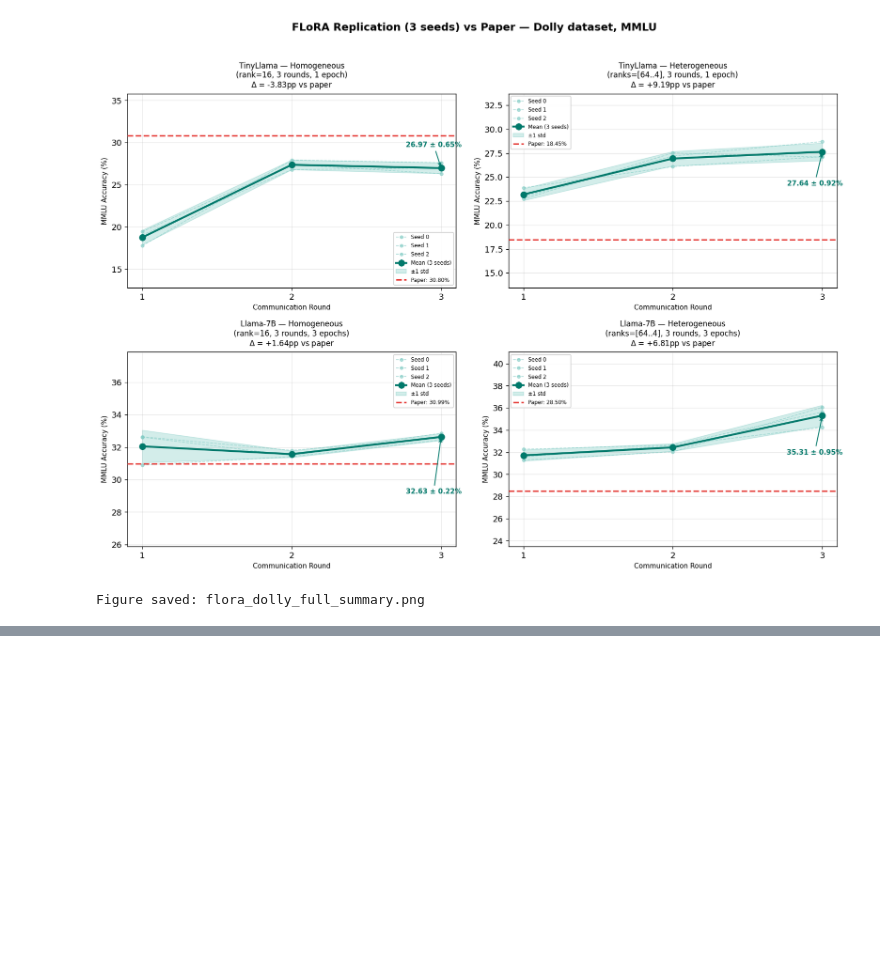
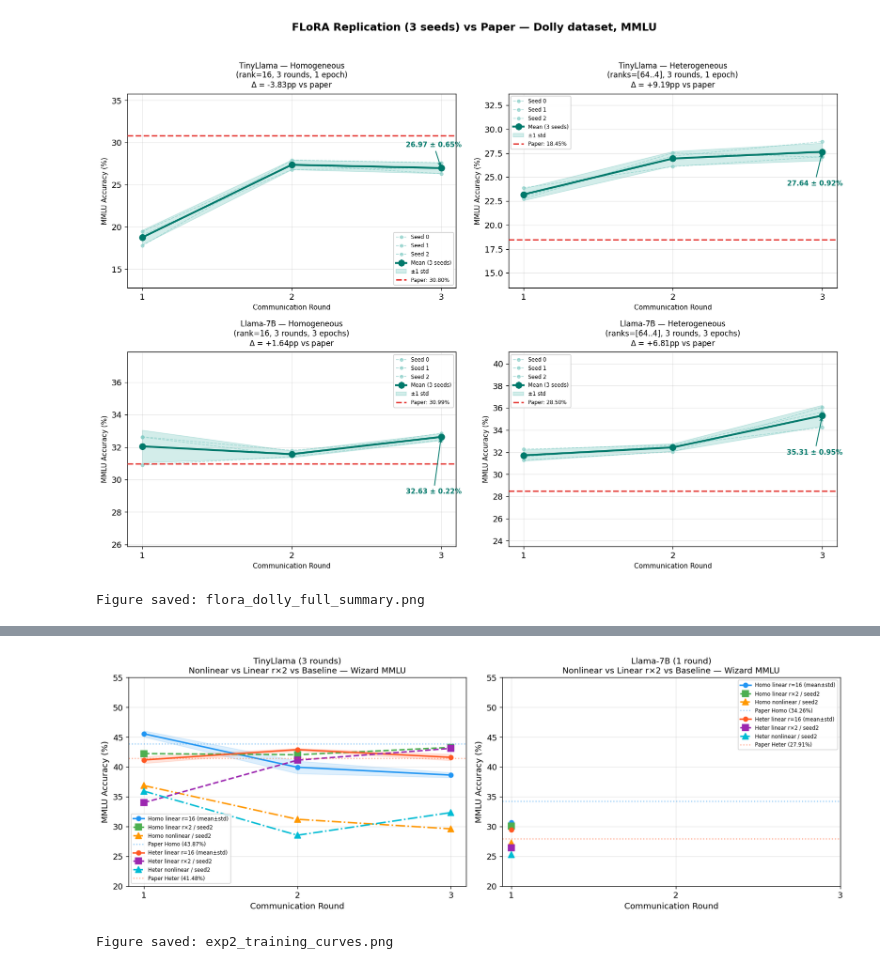
Before and after one commit to trantrieuvy/FederatedLLM, a Jupyter notebook: flora_results_analysis.ipynb, the cells around one changed output, grey strips where cells are left out. Saved outputs shown, nothing was run; the diff lists cells and outputs as text; code cells hidden in the pictures; blank space fills up the shorter version.

```diff
--- a/flora_results_analysis.ipynb
+++ b/flora_results_analysis.ipynb
@@ -982,0 +1363,20 @@ Figure saved: flora_dolly_full_summary.png
+# %%
+import glob
+
+print("Stacked adapter rank after each round (= num_clients × lora_r per round):")
+print(f"{'Experiment':<28} {'Round 0':>8} {'Round 1':>8} {'Round 2':>8}")
+print('-' * 58)
+
+for key, folder in EXP2_EXPERIMENTS.items():
+    stacked_rs = []
+    base = os.path.join(BASE_DIR, folder, f'seed{EXP2_SEED}', '10')
+    for rnd in range(3):
+        cfg_path = os.path.join(base, str(rnd), 'round_config.json')
+        if os.path.exists(cfg_path):
+            with open(cfg_path) as f:
+                cfg = json.load(f)
+            stacked_rs.append(cfg['stacked_r'])
+        else:
+            stacked_rs.append(None)
+    row = [f'{r:>8}' if r is not None else '{:>8}'.format('N/A') for r in stacked_rs]
+    print(f"{EXP2_LABELS[key]:<28} {''.join(row)}")
@@ -982,0 +1429,59 @@ Figure saved: flora_dolly_full_summary.png
+# %%
+fig, axes = plt.subplots(1, 2, figsize=(14, 5))
+
+colors_base = {'homo': '#2196F3', 'heter': '#FF5722'}
+colors_exp1 = {'homo': '#4CAF50', 'heter': '#9C27B0'}
+colors_exp2 = {'homo': '#FF9800', 'heter': '#00BCD4'}
+
+for ax, model, model_label in zip(
+        axes,
+        ['tinyllama', 'llama'],
+        ['TinyLlama (3 rounds)', 'Llama-7B (1 round)']):
+    for setting in ['homo', 'heter']:
+        key = f'{model}_{setting}'
+        c_base = colors_base[setting]
+        c_exp1 = colors_exp1[setting]
+        c_exp2 = colors_exp2[setting]
+        lbl    = setting.capitalize()
+
+        # baseline: mean ± std across seeds 0,1,2
+        all_base = np.array([seed_results[key][s] for s in SEEDS if s in seed_results[key]])
+        base_mean = all_base.mean(axis=0)
+        base_std  = all_base.std(axis=0, ddof=1)
+        rounds_base = np.arange(1, base_mean.shape[0] + 1)
+        ax.plot(rounds_base, base_mean, 'o-', color=c_base, linewidth=2,
+                label=f'{lbl} linear r=16 (mean±std)')
+        ax.fill_between(rounds_base, base_mean - base_std, base_mean + base_std,
+                        color=c_base, alpha=0.15)
+
+        # Exp1: linear r×2, seed 2
+        if exp1_results[key] is not None:
+            rounds_exp1 = np.arange(1, len(exp1_results[key]) + 1)
+            ax.plot(rounds_exp1, exp1_results[key], 's--', color=c_exp1,
+                    linewidth=2, markersize=8, label=f'{lbl} linear r×2 / seed2')
+
+        # Exp2: nonlinear r=16, seed 2
+        if exp2_results[key] is not None:
+            rounds_exp2 = np.arange(1, len(exp2_results[key]) + 1)
+            ax.plot(rounds_exp2, exp2_results[key], '^-.', color=c_exp2,
+                    linewidth=2, markersize=8, label=f'{lbl} nonlinear / seed2')
+
+        # paper target
+        ax.axhline(paper_wiz[key], color=c_base, linestyle=':', alpha=0.5,
+                   label=f'Paper {lbl} ({paper_wiz[key]:.2f}%)')
+
+    ax.set_title(f'{model_label}\nNonlinear vs Linear r×2 vs Baseline — Wizard MMLU', fontsize=11)
+    ax.set_xlabel('Communication Round')
+    ax.set_ylabel('MMLU Accuracy (%)')
+    ax.set_xticks(range(1, 4))
+    ax.legend(fontsize=7)
+    ax.grid(True, alpha=0.3)
+    ax.set_ylim(20, 55)
+
+plt.tight_layout()
+plt.savefig('exp2_training_curves.png', bbox_inches='tight')
+plt.show()
+print("Figure saved: exp2_training_curves.png")
+# %% [output]
+[figure, added]
+Figure saved: exp2_training_curves.png
```
Also changed, not shown: parts of 27 cells of this notebook, 6 other files.
